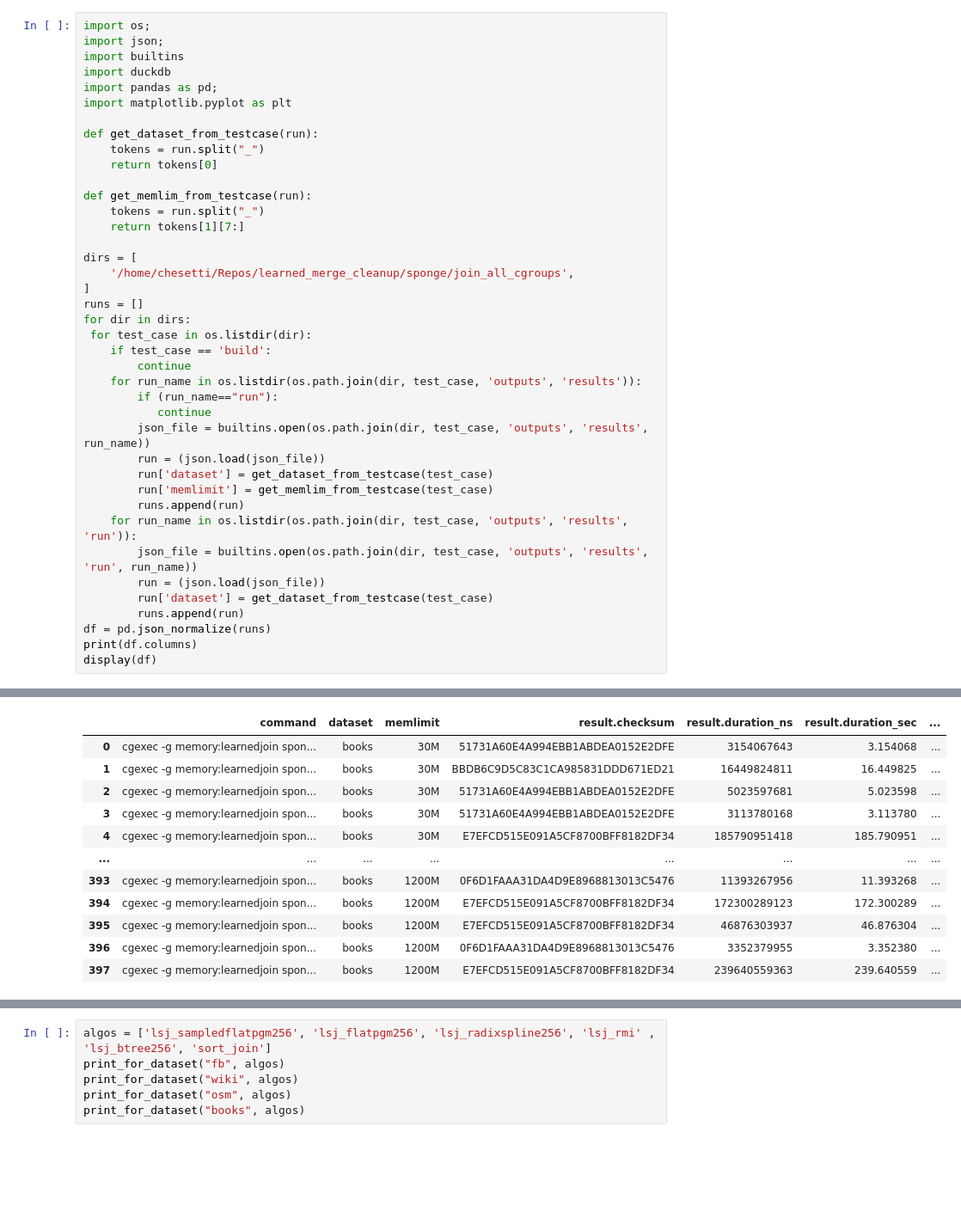
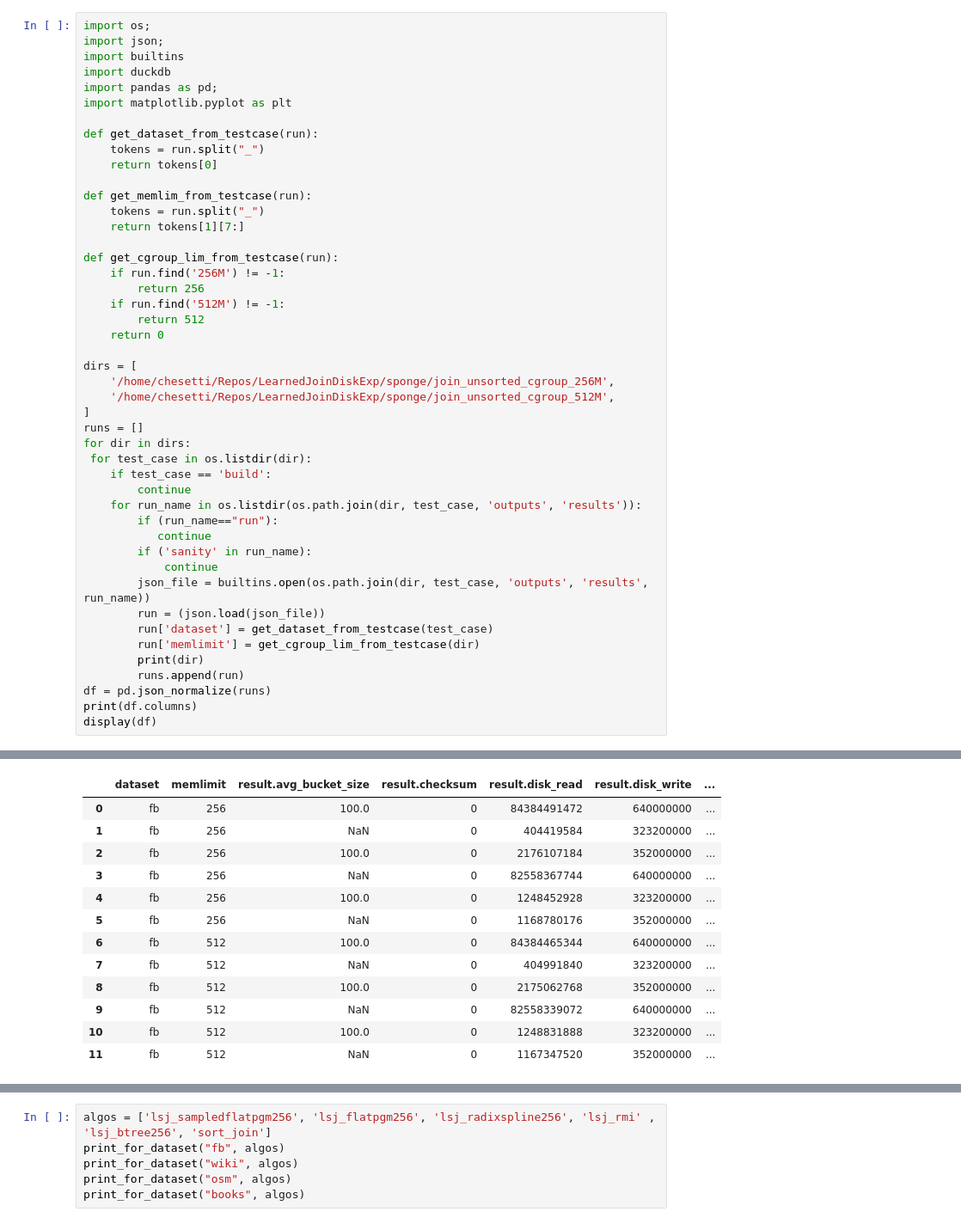
Before and after one commit to saltsystemslab/LearnedJoinDiskExp, a Jupyter notebook: experiments/join/report_cgroups.ipynb, the cells around one changed output, grey strips where cells are left out. Shown: that part at 86% size. Saved outputs shown, nothing was run; the diff lists cells and outputs as text; blank space fills up the shorter version.

Commit message:
Adding results

```diff
--- a/experiments/join/report_cgroups.ipynb
+++ b/experiments/join/report_cgroups.ipynb
@@ -14,8 +14,16 @@ def get_memlim_from_testcase(run):
     tokens = run.split("_")
     return tokens[1][7:]
 
+def get_cgroup_lim_from_testcase(run):
+    if run.find('256M') != -1:
+        return 256
+    if run.find('512M') != -1:
+        return 512
+    return 0
+
 dirs = [
-    '/home/chesetti/Repos/learned_merge_cleanup/sponge/join_all_cgroups',
+    '/home/chesetti/Repos/LearnedJoinDiskExp/sponge/join_unsorted_cgroup_256M',
+    '/home/chesetti/Repos/LearnedJoinDiskExp/sponge/join_unsorted_cgroup_512M',
 ]
 runs = []
 for dir in dirs:
@@ -25,15 +33,13 @@ for dir in dirs:
     for run_name in os.listdir(os.path.join(dir, test_case, 'outputs', 'results')):
         if (run_name=="run"):
            continue
+        if ('sanity' in run_name):
+            continue
         json_file = builtins.open(os.path.join(dir, test_case, 'outputs', 'results',  run_name))
         run = (json.load(json_file))
         run['dataset'] = get_dataset_from_testcase(test_case)
-        run['memlimit'] = get_memlim_from_testcase(test_case)
-        runs.append(run)
-    for run_name in os.listdir(os.path.join(dir, test_case, 'outputs', 'results', 'run')):
-        json_file = builtins.open(os.path.join(dir, test_case, 'outputs', 'results', 'run', run_name))
-        run = (json.load(json_file))
-        run['dataset'] = get_dataset_from_testcase(test_case)
+        run['memlimit'] = get_cgroup_lim_from_testcase(dir)
+        print(dir)
         runs.append(run)
 df = pd.json_normalize(runs)
 print(df.columns)
@@ -53,13 +64,14 @@ Index(['command', 'dataset', 'memlimit', 'result.checksum',
       dtype='object')
-|  | command | dataset | memlimit | result.checksum | result.duration_ns | result.duration_sec | ... |
-| 0 | cgexec -g memory:learnedjoin spon... | books | 30M | 51731A60E4A994EBB1ABDEA0152E2DFE | 3154067643 | 3.154068 | ... |
-| 1 | cgexec -g memory:learnedjoin spon... | books | 30M | BBDB6C9D5C83C1CA985831DDD671ED21 | 16449824811 | 16.449825 | ... |
-| 2 | cgexec -g memory:learnedjoin spon... | books | 30M | 51731A60E4A994EBB1ABDEA0152E2DFE | 5023597681 | 5.023598 | ... |
-| 3 | cgexec -g memory:learnedjoin spon... | books | 30M | 51731A60E4A994EBB1ABDEA0152E2DFE | 3113780168 | 3.113780 | ... |
-| 4 | cgexec -g memory:learnedjoin spon... | books | 30M | E7EFCD515E091A5CF8700BFF8182DF34 | 185790951418 | 185.790951 | ... |
-| ... | ... | ... | ... | ... | ... | ... | ... |
-| 393 | cgexec -g memory:learnedjoin spon... | books | 1200M | 0F6D1FAAA31DA4D9E8968813013C5476 | 11393267956 | 11.393268 | ... |
-| 394 | cgexec -g memory:learnedjoin spon... | books | 1200M | E7EFCD515E091A5CF8700BFF8182DF34 | 172300289123 | 172.300289 | ... |
-| 395 | cgexec -g memory:learnedjoin spon... | books | 1200M | E7EFCD515E091A5CF8700BFF8182DF34 | 46876303937 | 46.876304 | ... |
-| 396 | cgexec -g memory:learnedjoin spon... | books | 1200M | 0F6D1FAAA31DA4D9E8968813013C5476 | 3352379955 | 3.352380 | ... |
-| 397 | cgexec -g memory:learnedjoin spon... | books | 1200M | E7EFCD515E091A5CF8700BFF8182DF34 | 239640559363 | 239.640559 | ... |
+|  | dataset | memlimit | result.avg_bucket_size | result.checksum | result.disk_read | result.disk_write | ... |
+| 0 | fb | 256 | 100.0 | 0 | 84384491472 | 640000000 | ... |
+| 1 | fb | 256 | NaN | 0 | 404419584 | 323200000 | ... |
+| 2 | fb | 256 | 100.0 | 0 | 2176107184 | 352000000 | ... |
+| 3 | fb | 256 | NaN | 0 | 82558367744 | 640000000 | ... |
+| 4 | fb | 256 | 100.0 | 0 | 1248452928 | 323200000 | ... |
+| 5 | fb | 256 | NaN | 0 | 1168780176 | 352000000 | ... |
+| 6 | fb | 512 | 100.0 | 0 | 84384465344 | 640000000 | ... |
+| 7 | fb | 512 | NaN | 0 | 404991840 | 323200000 | ... |
+| 8 | fb | 512 | 100.0 | 0 | 2175062768 | 352000000 | ... |
+| 9 | fb | 512 | NaN | 0 | 82558339072 | 640000000 | ... |
+| 10 | fb | 512 | 100.0 | 0 | 1248831888 | 323200000 | ... |
+| 11 | fb | 512 | NaN | 0 | 1167347520 | 352000000 | ... |
```
Also changed, not shown: parts of 3 cells of this notebook, 39 other files.
